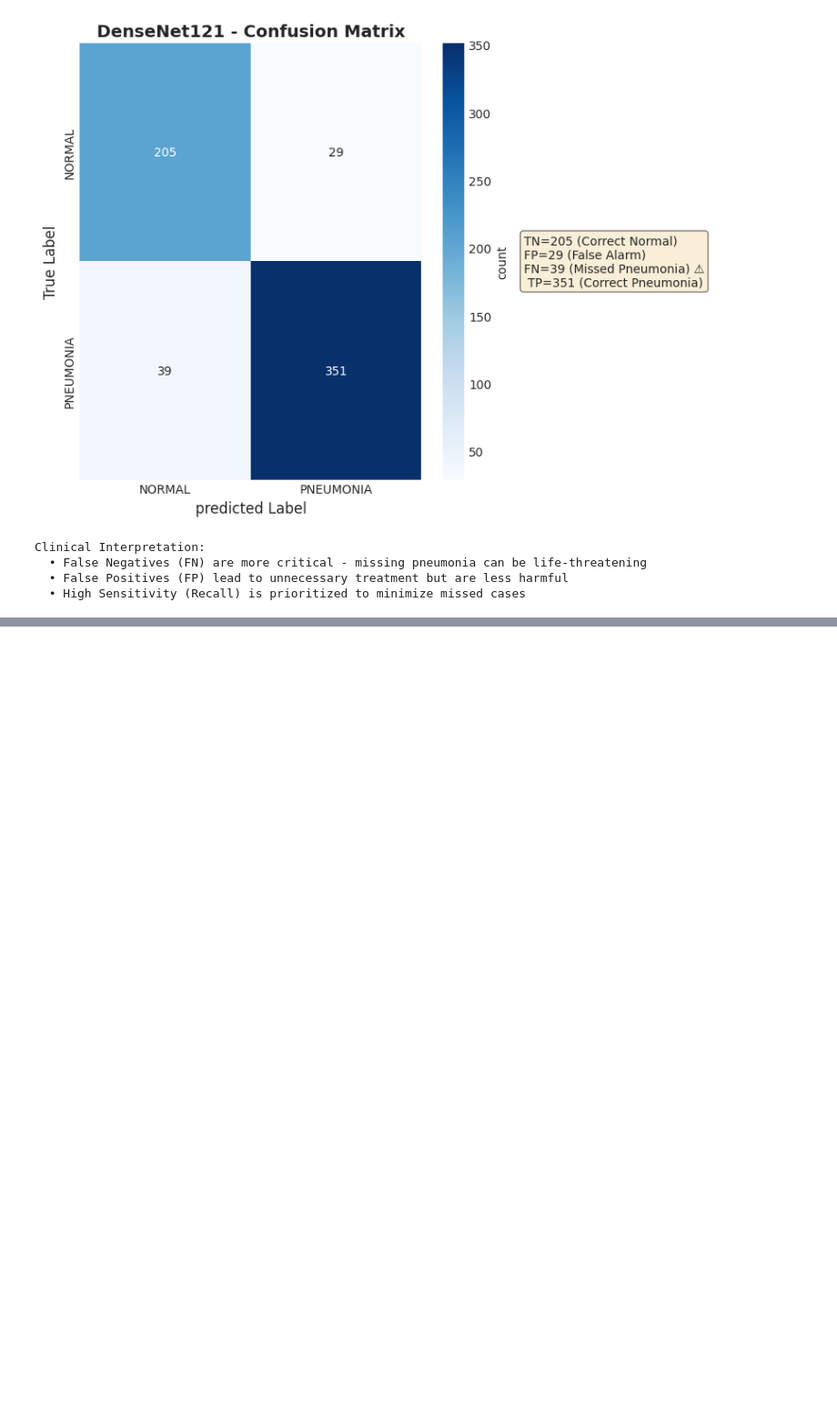
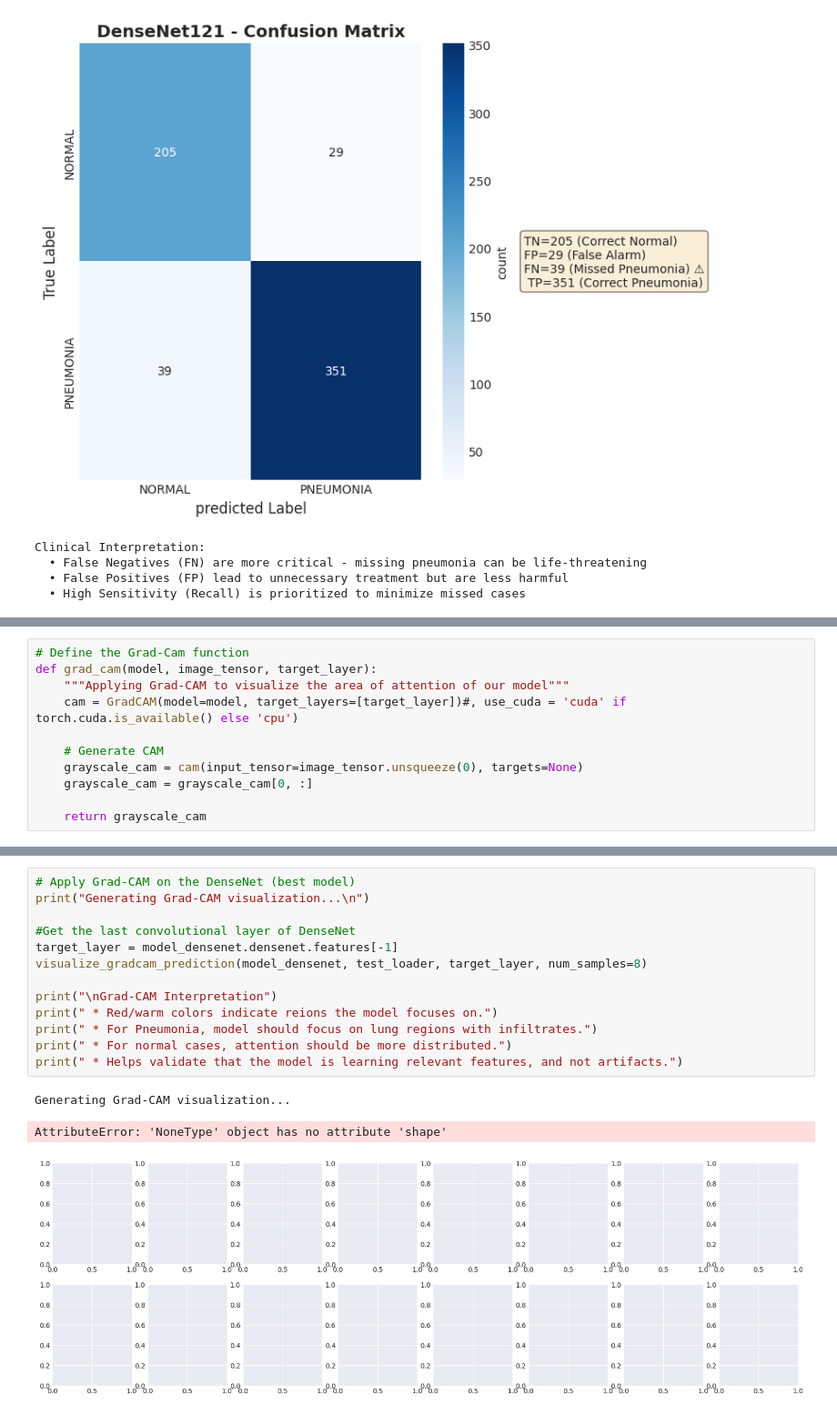
Before and after one commit to Psalmmie/project_pneumonia, a Jupyter notebook: Pneumonia_Detection_XRay.ipynb, the cells around one changed output, grey strips where cells are left out. Shown at 91% size. Saved outputs shown, nothing was run; the diff lists cells and outputs as text; blank space fills up the shorter version.

Commit message:
use Grad-CAM model to know the region of focus for our model

```diff
--- a/Pneumonia_Detection_XRay.ipynb
+++ b/Pneumonia_Detection_XRay.ipynb
@@ -1376,0 +1379,11 @@ Clinical Interpretation:
+# %%
+# Define the Grad-Cam function
+def grad_cam(model, image_tensor, target_layer):
+    """Applying Grad-CAM to visualize the area of attention of our model"""
+    cam = GradCAM(model=model, target_layers=[target_layer])#, use_cuda = 'cuda' if torch.cuda.is_available() else 'cpu')
+
+    # Generate CAM
+    grayscale_cam = cam(input_tensor=image_tensor.unsqueeze(0), targets=None)
+    grayscale_cam = grayscale_cam[0, :]
+
+    return grayscale_cam
@@ -1376,0 +1434,17 @@ Clinical Interpretation:
+# %%
+# Apply Grad-CAM on the DenseNet (best model)
+print("Generating Grad-CAM visualization...\n")
+
+#Get the last convolutional layer of DenseNet
+target_layer = model_densenet.densenet.features[-1]
+visualize_gradcam_prediction(model_densenet, test_loader, target_layer, num_samples=8)
+
+print("\nGrad-CAM Interpretation")
+print(" * Red/warm colors indicate reions the model focuses on.")
+print(" * For Pneumonia, model should focus on lung regions with infiltrates.")
+print(" * For normal cases, attention should be more distributed.")
+print(" * Helps validate that the model is learning relevant features, and not artifacts.")
+# %% [output]
+Generating Grad-CAM visualization...
+AttributeError: 'NoneType' object has no attribute 'shape'
+[figure, added]
```
Also changed, not shown: parts of 2 cells of this notebook.
